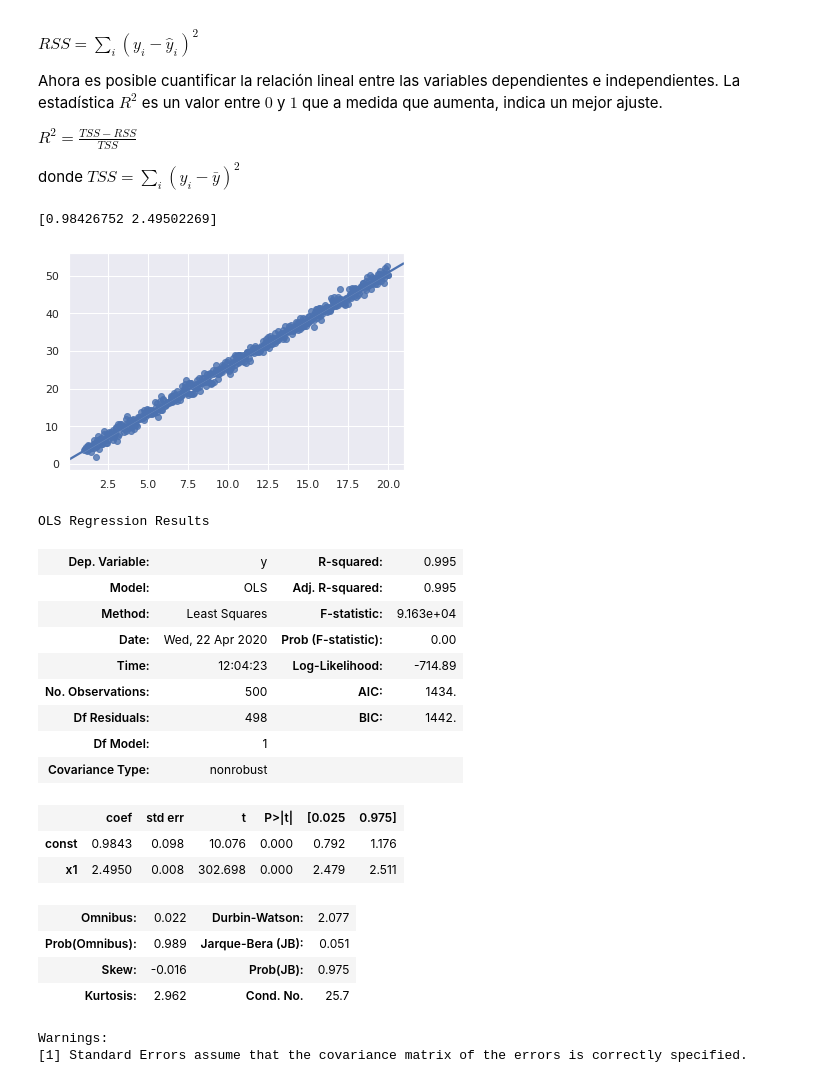
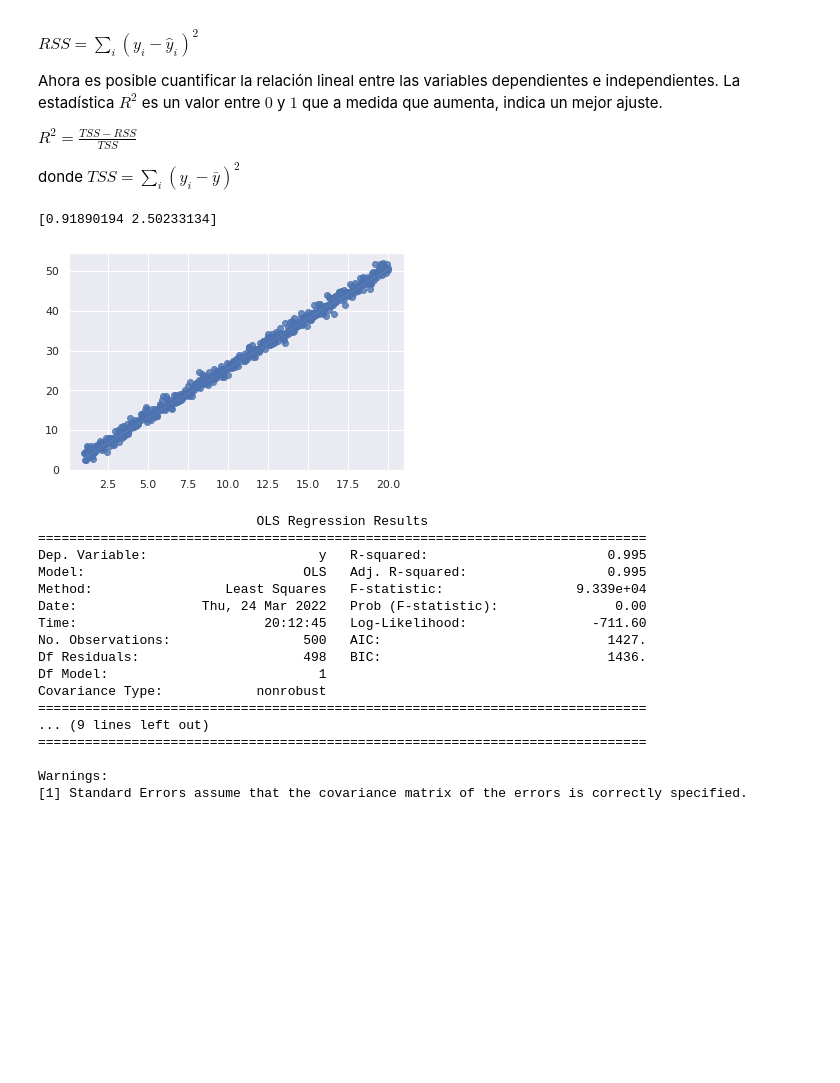
Before and after one commit to sherna90/analisis_algoritmos, a Jupyter notebook: 2.-diseno_experimentos.ipynb, the cells around one changed output. Drawn from its saved outputs; the diff is of its cells as text; code cells hidden in the pictures; blank space fills up the shorter version.

```diff
--- a/2.-diseno_experimentos.ipynb
+++ b/2.-diseno_experimentos.ipynb
@@ -141,41 +149,38 @@ donde $TSS=\sum_i (y_i-\bar y)^2$
 # %%
 import statsmodels.api as sm
 
 samples=500
 
 x=np.linspace(1,20,samples)
 
 y_9=1.0+2.5*x+np.random.normal(0,1,samples)
 
 x_1 = sm.add_constant(x)
 
 model = sm.OLS(y_9, x_1).fit()
 
 print(model.params)
-
 sns.regplot(x=x, y=y_9, fit_reg=True)
 plt.show()
 
-model.summary()
+print(model.summary())
 # %% [output]
-[0.98426752 2.49502269]
+[0.91890194 2.50233134]
-[figure, old version]
+[figure, new version]
-OLS Regression Results
+                            OLS Regression Results
+==============================================================================
+Dep. Variable:                      y   R-squared:                       0.995
+Model:                            OLS   Adj. R-squared:                  0.995
+Method:                 Least Squares   F-statistic:                 9.339e+04
+Date:                Thu, 24 Mar 2022   Prob (F-statistic):               0.00
+Time:                        20:12:45   Log-Likelihood:                -711.60
+No. Observations:                 500   AIC:                             1427.
+Df Residuals:                     498   BIC:                             1436.
+Df Model:                           1
+Covariance Type:            nonrobust
+==============================================================================
+... (9 lines left out)
+==============================================================================
+
+Warnings:
+[1] Standard Errors assume that the covariance matrix of the errors is correctly specified.
-| Dep. Variable: | y | R-squared: | 0.995 |
-| Model: | OLS | Adj. R-squared: | 0.995 |
-| Method: | Least Squares | F-statistic: | 9.163e+04 |
-| Date: | Wed, 22 Apr 2020 | Prob (F-statistic): | 0.00 |
-| Time: | 12:04:23 | Log-Likelihood: | -714.89 |
-| No. Observations: | 500 | AIC: | 1434. |
-| Df Residuals: | 498 | BIC: | 1442. |
-| Df Model: | 1 |  |  |
-| Covariance Type: | nonrobust |  |  |
-|  | coef | std err | t | P>|t| | [0.025 | 0.975] |
-| const | 0.9843 | 0.098 | 10.076 | 0.000 | 0.792 | 1.176 |
-| x1 | 2.4950 | 0.008 | 302.698 | 0.000 | 2.479 | 2.511 |
-| Omnibus: | 0.022 | Durbin-Watson: | 2.077 |
-| Prob(Omnibus): | 0.989 | Jarque-Bera (JB): | 0.051 |
-| Skew: | -0.016 | Prob(JB): | 0.975 |
-| Kurtosis: | 2.962 | Cond. No. | 25.7 |
-Warnings:
-[1] Standard Errors assume that the covariance matrix of the errors is correctly specified.
```
Also changed, not shown: parts of 13 cells of this notebook.
